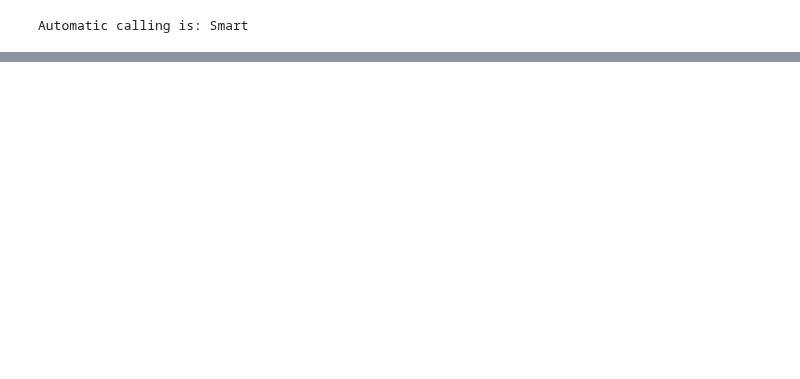
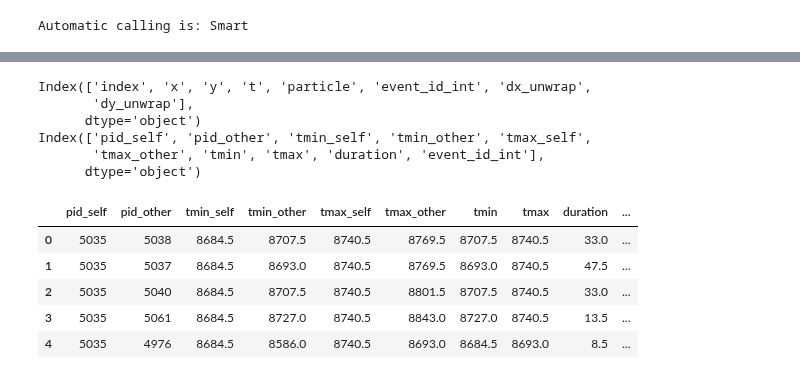
Before and after one commit to timtyree/care, a Jupyter notebook: notebooks/fast estimation of particle properties.ipynb, the cells around one changed output, grey strips where cells are left out. Saved outputs shown, nothing was run; the diff lists cells and outputs as text; code cells hidden in the pictures; blank space fills up the shorter version.

```diff
--- a/notebooks/fast estimation of particle properties.ipynb
+++ b/notebooks/fast estimation of particle properties.ipynb
@@ -111,0 +298,26 @@ df.head()
+# %%
+#filter by duration_threshold
+use_duration_threshold=True
+if use_duration_threshold:
+    pass
+df_pairs=df_intersecting_pairs_all[df_intersecting_pairs_all['duration']>minimum_duration_threshold]
+#TODO:compute the distance in x between any points where two spiral tips occur at the same time in t
+#is the best way to do this to project to cupy and to run all rows in  together in a daskbag?
+print(df.head().columns)
+print(df_pairs.head().columns)
+# %% [output]
+Index(['index', 'x', 'y', 't', 'particle', 'event_id_int', 'dx_unwrap',
+       'dy_unwrap'],
+      dtype='object')
+Index(['pid_self', 'pid_other', 'tmin_self', 'tmin_other', 'tmax_self',
+       'tmax_other', 'tmin', 'tmax', 'duration', 'event_id_int'],
+      dtype='object')
+# %%
+df_intersecting_pairs_all.head()
+# %% [output]
+|  | pid_self | pid_other | tmin_self | tmin_other | tmax_self | tmax_other | tmin | tmax | duration | ... |
+| 0 | 5035 | 5038 | 8684.5 | 8707.5 | 8740.5 | 8769.5 | 8707.5 | 8740.5 | 33.0 | ... |
+| 1 | 5035 | 5037 | 8684.5 | 8693.0 | 8740.5 | 8769.5 | 8693.0 | 8740.5 | 47.5 | ... |
+| 2 | 5035 | 5040 | 8684.5 | 8707.5 | 8740.5 | 8801.5 | 8707.5 | 8740.5 | 33.0 | ... |
+| 3 | 5035 | 5061 | 8684.5 | 8727.0 | 8740.5 | 8843.0 | 8727.0 | 8740.5 | 13.5 | ... |
+| 4 | 5035 | 4976 | 8684.5 | 8586.0 | 8740.5 | 8693.0 | 8684.5 | 8693.0 | 8.5 | ... |
```
Also changed, not shown: parts of 28 cells of this notebook, 2 other files.
